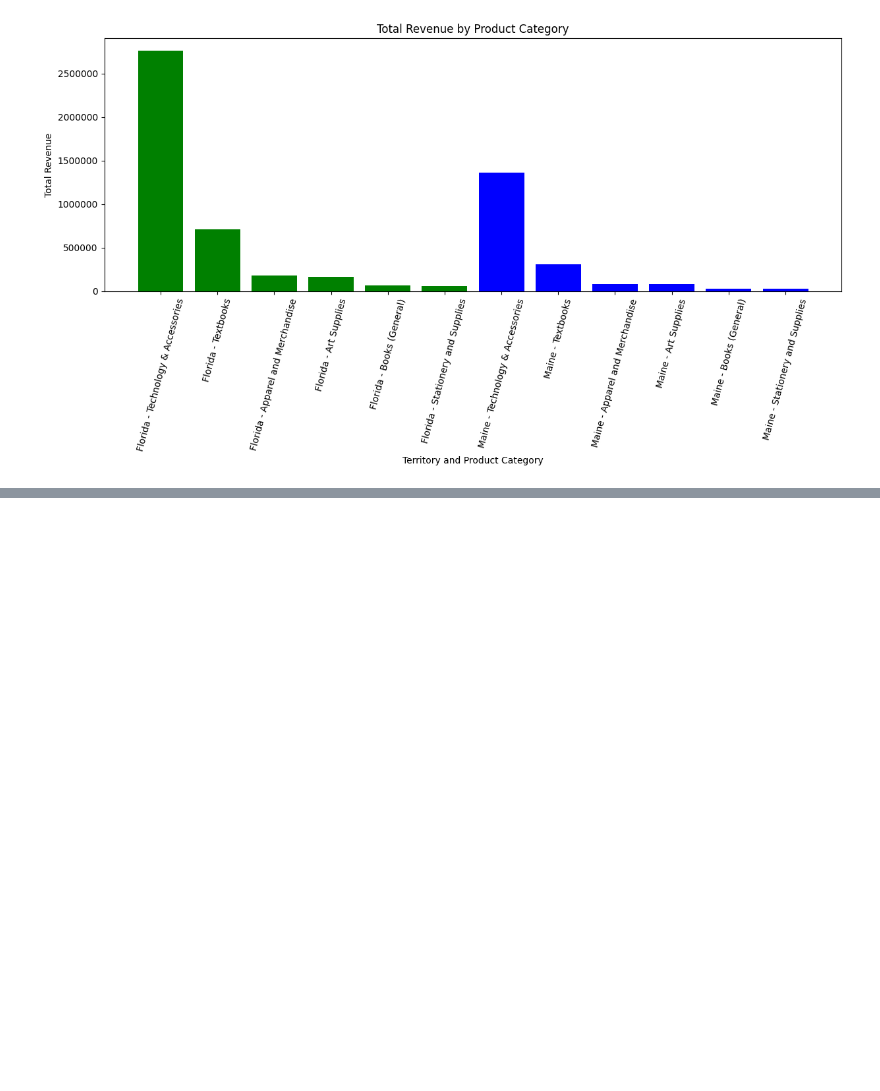
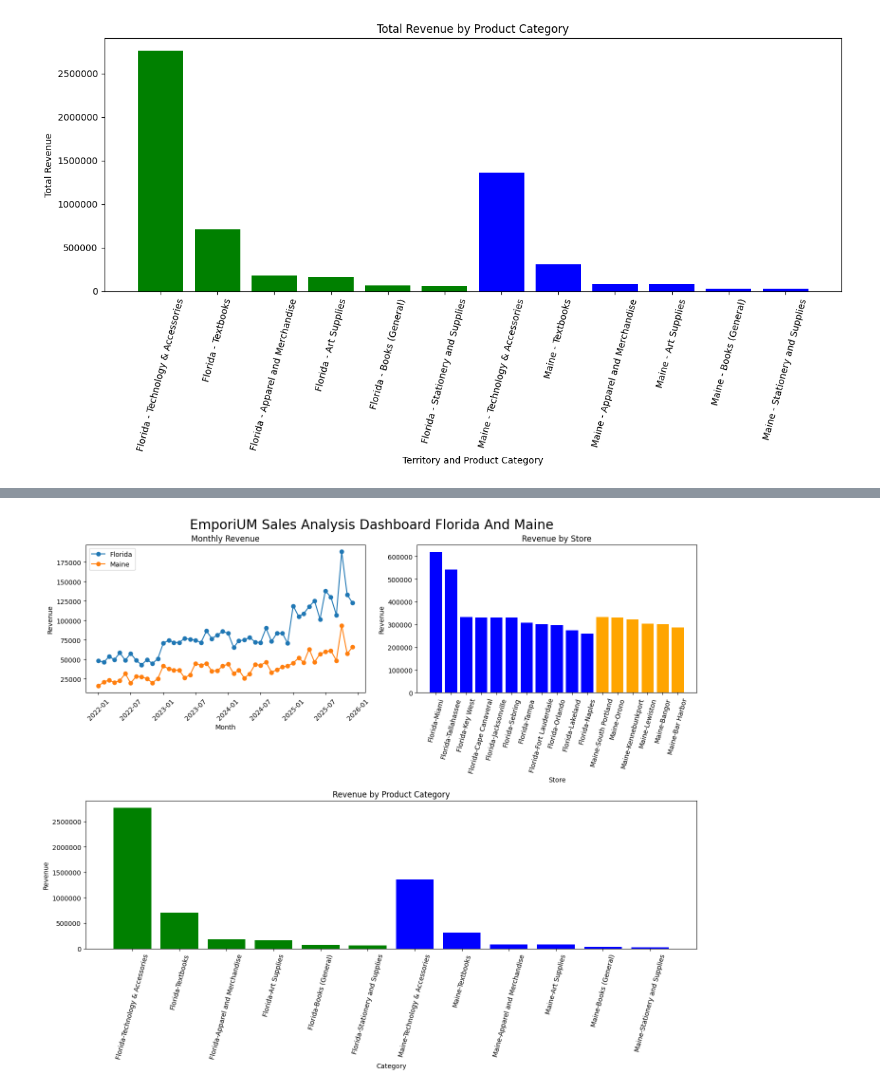
Before and after one commit to kalie-on/Capstone_2, a Jupyter notebook: Caleb_sales_analysis.ipynb, the cells around one changed output, grey strips where cells are left out. Saved outputs shown, nothing was run; the diff lists cells and outputs as text; code cells hidden in the pictures; blank space fills up the shorter version.

```diff
--- a/Caleb_sales_analysis.ipynb
+++ b/Caleb_sales_analysis.ipynb
@@ -683,0 +679,87 @@ The highest bars identify the most profitable product categories, suggesting str
+# %%
+# plt.subplot() creates chart positions.
+# (2,2,1) = row 1 column 1
+# (2,2,2) = row 1 column 2
+# (2,2,3) = row 2 position
+
+plt.figure(figsize=(14,12))
+plt.suptitle(
+    "EmporiUM Sales Analysis Dashboard Florida And Maine",
+    fontsize=20)
+# Chart 1
+plt.subplot(2,2,1)
+
+for state in territories:
+
+    state_data = monthly_revenue[
+        monthly_revenue["State"] == state
+    ]
+
+    plt.plot(
+        state_data["Sales Month"],
+        state_data["Monthly Revenue"],
+        marker="o",
+        label=state
+    )
+
+plt.title("Monthly Revenue")
+plt.xlabel("Month")
+plt.ylabel("Revenue")
+plt.legend()
+plt.xticks(rotation=45)
+
+# Chart 2
+plt.subplot(2,2,2)
+
+chart_data = store_ranking.copy()
+
+chart_data["Store Label"] = (
+    chart_data["State"]
+    + "-"
+    + chart_data["Store Location"]
+)
+
+plt.bar(
+    chart_data["Store Label"],
+    chart_data["Total Revenue"],
+    color=chart_data["State"].map({
+        "Florida":"blue",
+        "Maine":"orange"
+    })
+)
+
+plt.title("Revenue by Store")
+plt.xlabel("Store")
+plt.ylabel("Revenue")
+plt.xticks(rotation=75)
+
+# Chart 3
+plt.subplot(2,1,2)
+
+category_chart = category_summary.copy()
+
+category_chart["Label"] = (
+    category_chart["State"]
+    + "-"
+    + category_chart["Category"]
+)
+
+plt.bar(
+    category_chart["Label"],
+    category_chart["Total_Revenue"],
+    color=category_chart["State"].map({
+        "Florida":"green",
+        "Maine":"blue"
+    })
+)
+
+plt.title("Revenue by Product Category")
+plt.xlabel("Category")
+plt.ylabel("Revenue")
+plt.xticks(rotation=75)
+plt.tight_layout()
+plt.ticklabel_format(style="plain", axis="y")
+
+plt.show()
+# %% [output]
+[figure, added]
```
Also changed, not shown: parts of 20 cells of this notebook.
